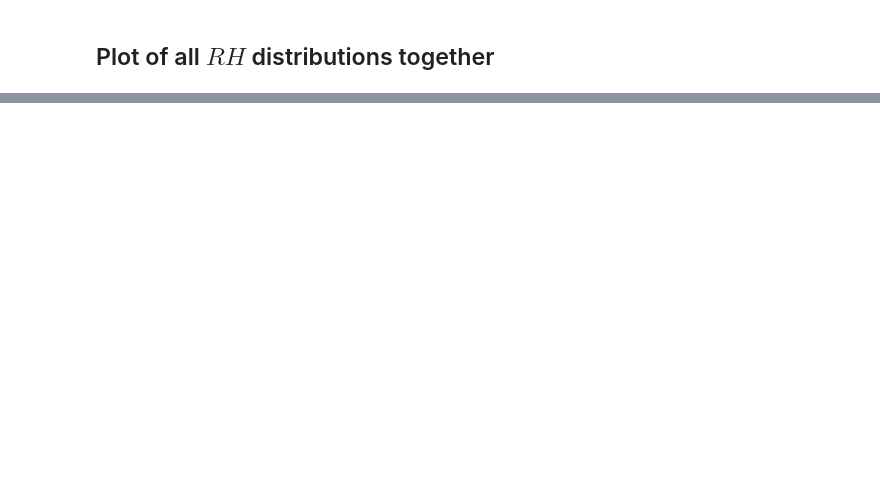
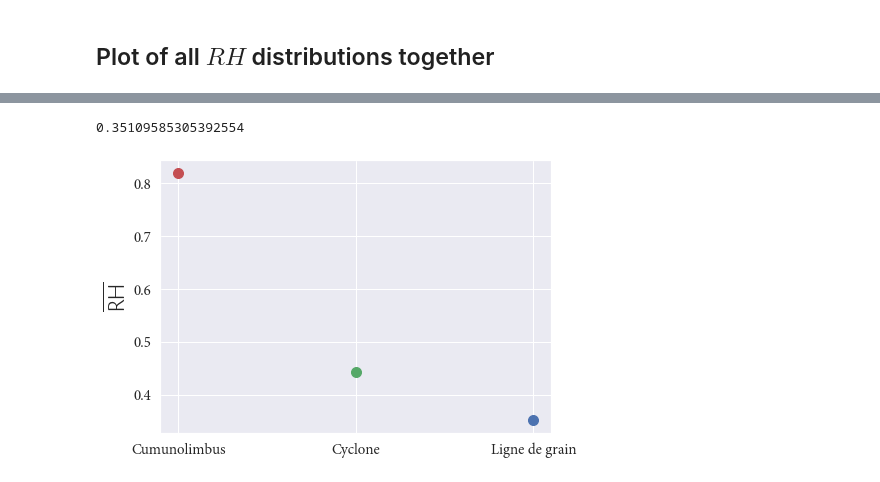
Before and after one commit to FelixLangot/LMD_Internship, a Jupyter notebook: Stats.ipynb, the cells around one changed output, grey strips where cells are left out. Cells and saved outputs as stored; diff of their text form; code cells hidden in the pictures; blank space fills up the shorter version.

```diff
--- a/Stats.ipynb
+++ b/Stats.ipynb
@@ -628,0 +683,23 @@ plt.show()
+# %%
+np.mean(meanRhlist[4:5])
+# %% [output]
+0.35109585305392554
+# %%
+meanOrgsRhlist = []
+for i in np.arange(0,len(meanRhlist),2):
+    meanOrgsRhlist.append(np.mean(meanRhlist[i:i+1]))
+labelsshort = ['Cumunolimbus', 'Cyclone', 'Ligne de grain']
+colorsshort = ['r', 'g', 'b']
+# %%
+fig,ax = plt.subplots(1,1,figsize=(7,5))
+absc = [0,1,2]
+for i in range(3):
+    ax.scatter(absc[i], meanOrgsRhlist[i], color=colorsshort[i], s=100)
+ax.set_xticks(absc)
+ax.set_xticklabels(labelsshort,minor=False)
+plt.ylabel('$\mathdefault{\overline{RH}}$', fontproperties=Cslabelprop)
+plt.xticks(font = Mplabelprop)
+plt.yticks(font = Mplabelprop)
+plt.savefig('Figs/Rhmeancomps.png', format='PNG', bbox_inches='tight', dpi=600)
+# %% [output]
+[figure, added]
```
Also changed, not shown: parts of 16 cells of this notebook, 1 other file.
